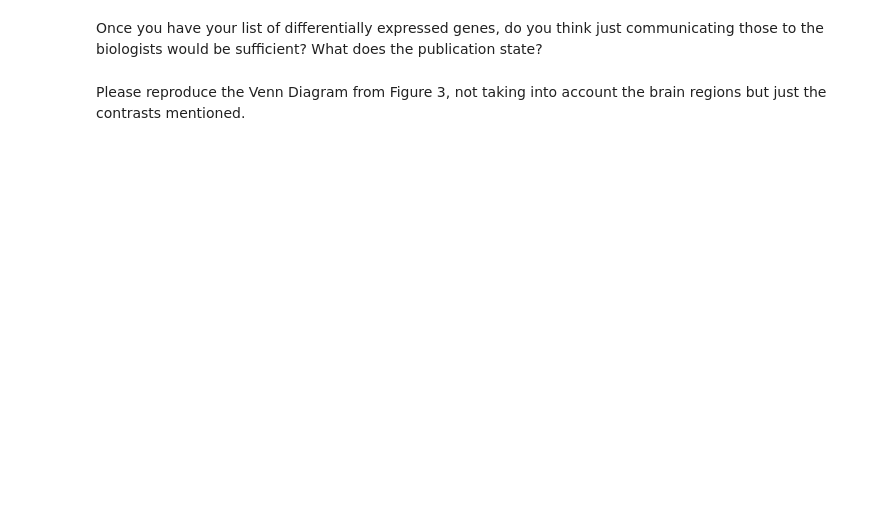
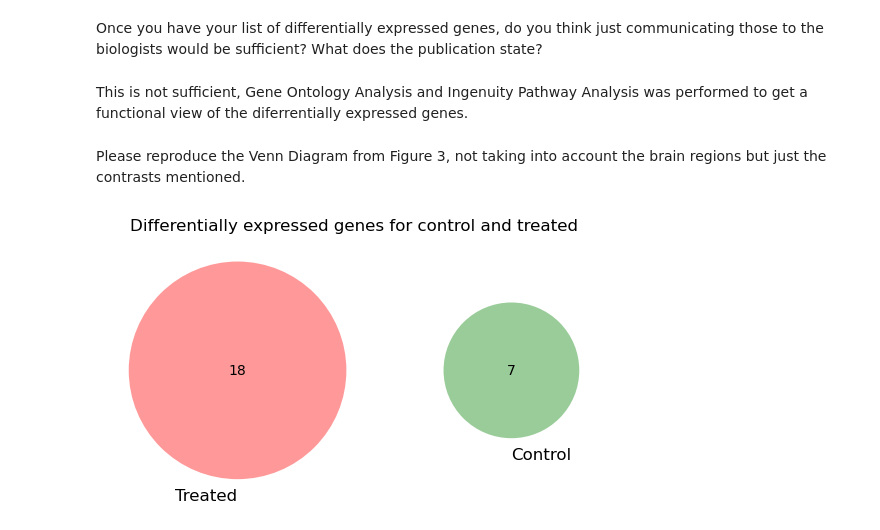
Before and after one commit to patrick-bo/computational-workflows-2025, a Jupyter notebook: notebooks/day_03/day_03.ipynb, the cells around one changed output. Saved outputs shown, nothing was run; the diff lists cells and outputs as text; code cells hidden in the pictures; blank space fills up the shorter version.

```diff
--- a/notebooks/day_03/day_03.ipynb
+++ b/notebooks/day_03/day_03.ipynb
@@ -91,4 +115,20 @@ Is there anyway from the paper and the material and methods for us to know which
 # %% [markdown]
 Once you have your list of differentially expressed genes, do you think just communicating those to the biologists would be sufficient? What does the publication state?
+# %% [markdown]
+This is not sufficient, Gene Ontology Analysis and Ingenuity Pathway Analysis was performed to get a functional view of the diferrentially expressed genes.
 # %% [markdown]
 Please reproduce the Venn Diagram from Figure 3, not taking into account the brain regions but just the contrasts mentioned.
+# %%
+import pandas as pd
+import matplotlib.pyplot as plt
+from matplotlib_venn import venn2
+
+treated_degs = set(pd.read_csv('differentialabundance_out/tables/differential/condition_control_treated.deseq2.results_filtered.tsv', sep='\t')['gene_id'])
+control_degs = set(pd.read_csv('differentialabundance_out/tables/differential/condition_control_treated_test.deseq2.results_filtered.tsv', sep='\t')['gene_id'])
+# %%
+plt.figure()
+venn2([treated_degs, control_degs], ('Treated', 'Control'))
+plt.title("Differentially expressed genes for control and treated")
+plt.show()
+# %% [output]
+[figure, added]
```
Also changed, not shown: parts of 9 cells of this notebook, 9 other files.
